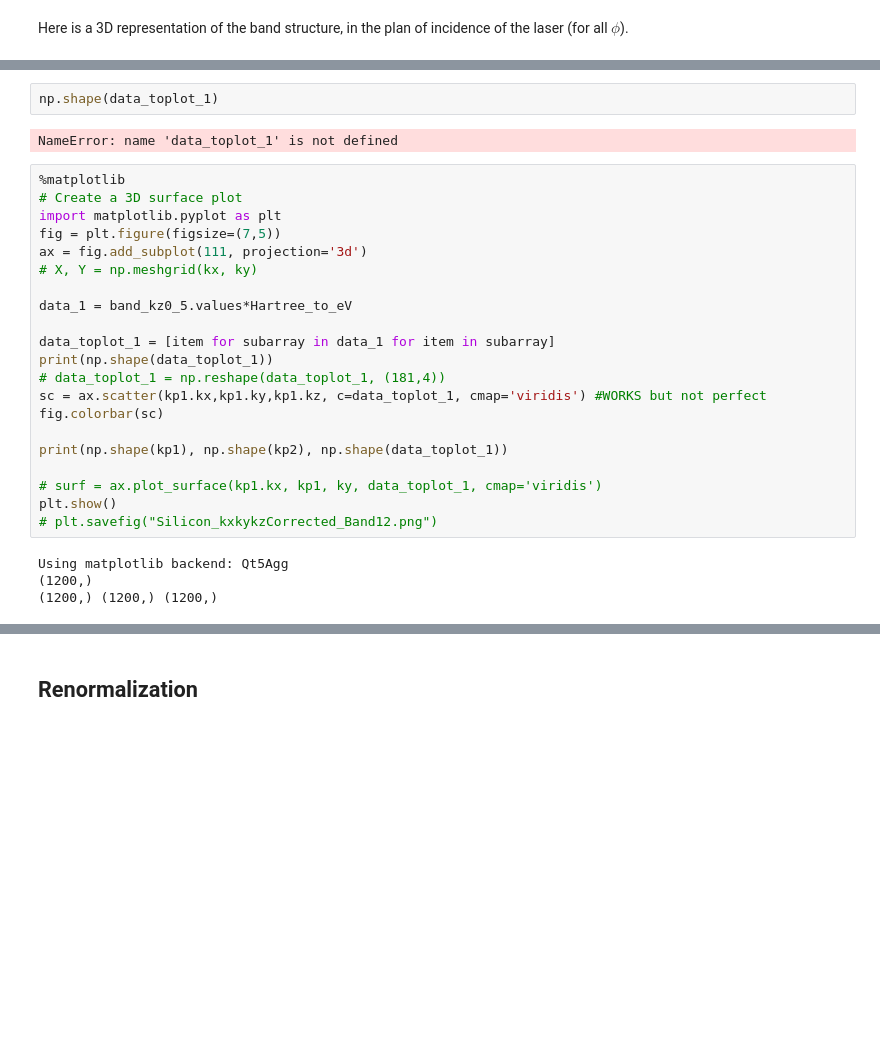
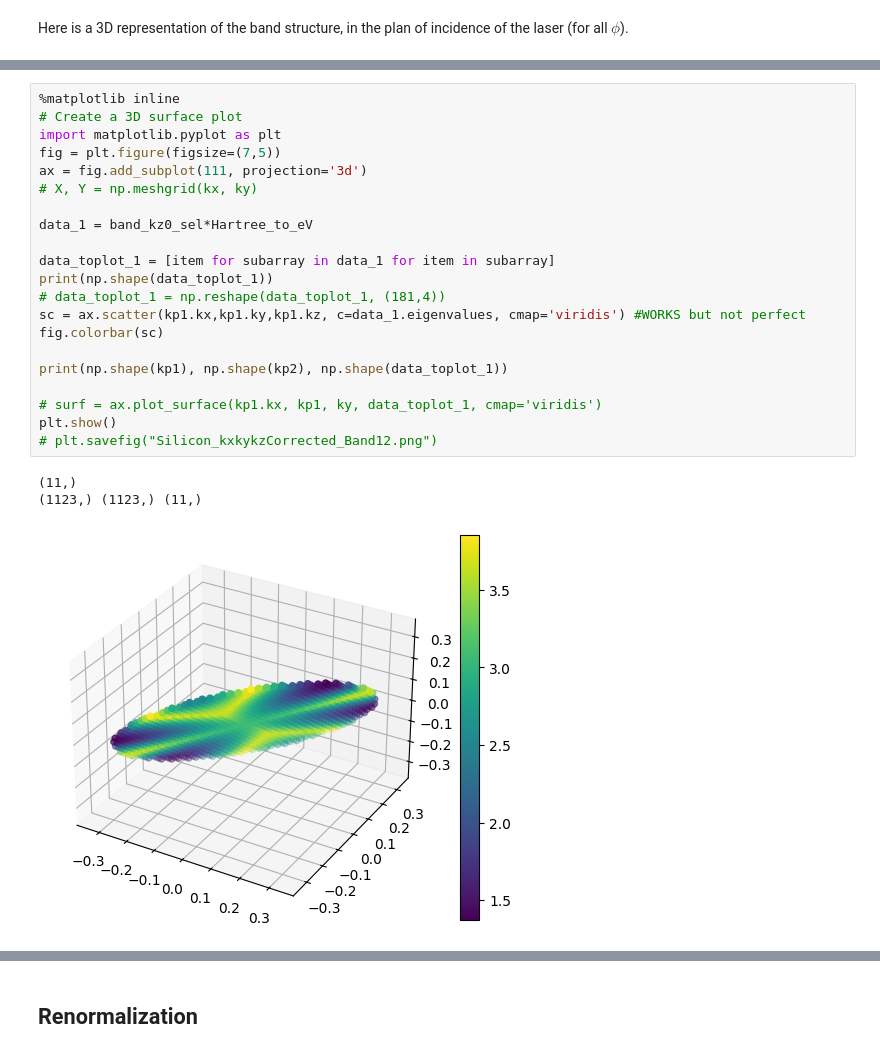
Before and after one commit to tjyderrien/octopus-quantumlap, a Jupyter notebook: Maths/Tibo-biatrisrv/Kozak/Bandstructure-3D-BetterDataStructure.ipynb, the cells around one changed output, grey strips where cells are left out. Saved outputs shown, nothing was run; the diff lists cells and outputs as text; blank space fills up the shorter version.

```diff
--- a/Maths/Tibo-biatrisrv/Kozak/Bandstructure-3D-BetterDataStructure.ipynb
+++ b/Maths/Tibo-biatrisrv/Kozak/Bandstructure-3D-BetterDataStructure.ipynb
@@ -1114,31 +1084,27 @@ pwd
-# %%
-np.shape(data_toplot_1)
-# %% [output]
-NameError: name 'data_toplot_1' is not defined
 # %%
-%matplotlib
+%matplotlib inline
 # Create a 3D surface plot
 import matplotlib.pyplot as plt
 fig = plt.figure(figsize=(7,5))
 ax = fig.add_subplot(111, projection='3d')
 # X, Y = np.meshgrid(kx, ky)
 
-data_1 = band_kz0_5.values*Hartree_to_eV
+data_1 = band_kz0_sel*Hartree_to_eV
 
 data_toplot_1 = [item for subarray in data_1 for item in subarray]
 print(np.shape(data_toplot_1))
 # data_toplot_1 = np.reshape(data_toplot_1, (181,4))
-sc = ax.scatter(kp1.kx,kp1.ky,kp1.kz, c=data_toplot_1, cmap='viridis') #WORKS but not perfect
+sc = ax.scatter(kp1.kx,kp1.ky,kp1.kz, c=data_1.eigenvalues, cmap='viridis') #WORKS but not perfect
 fig.colorbar(sc)
 
 print(np.shape(kp1), np.shape(kp2), np.shape(data_toplot_1))
 
 # surf = ax.plot_surface(kp1.kx, kp1, ky, data_toplot_1, cmap='viridis')
 plt.show()
 # plt.savefig("Silicon_kxkykzCorrected_Band12.png")
 # %% [output]
-Using matplotlib backend: Qt5Agg
-(1200,)
-(1200,) (1200,) (1200,)
+(11,)
+(1123,) (1123,) (11,)
+[figure, added]
 # %%
 !pwd
```
Also changed, not shown: parts of 143 cells of this notebook.
